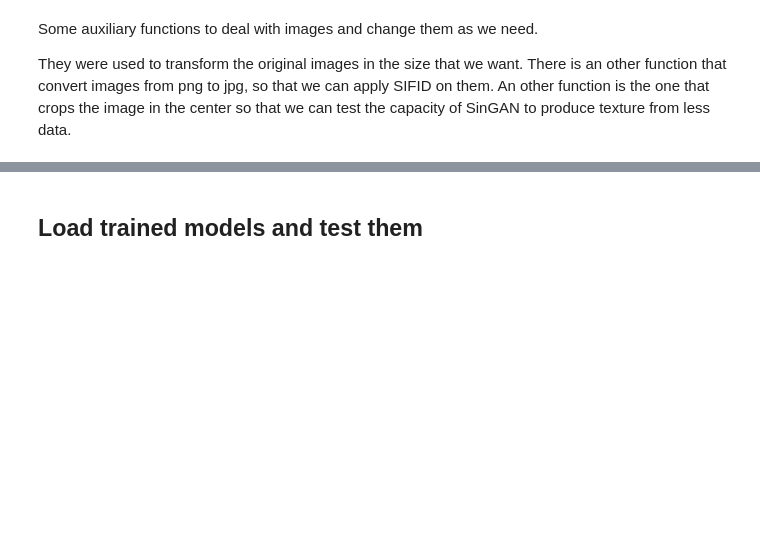
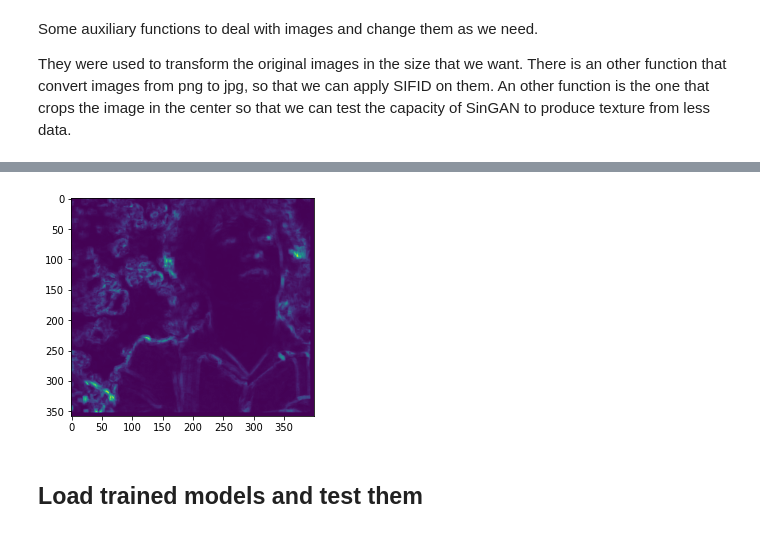
Before and after one commit to aliciafmachado/texture_singan, a Jupyter notebook: SinGAN_Alicia.ipynb, the cells around one changed output, grey strips where cells are left out. Drawn from its saved outputs; the diff is of its cells as text; code cells hidden in the pictures; blank space fills up the shorter version.

```diff
--- a/SinGAN_Alicia.ipynb
+++ b/SinGAN_Alicia.ipynb
@@ -119,0 +123,25 @@ Cropped image!
+# %%
+def read_patchmatch_out(path, file):
+  """
+  Read patchmatch output file.
+  """
+  with open(path, 'r') as f:
+    lines = f.read().splitlines()
+  l = [[int(num) for num in line.split(" ") if num] for line in lines]
+  matrix = np.array(l)
+
+  if file == 'ann':
+    shp = matrix.shape
+    matrix = matrix.reshape(shp[0], shp[1] // 2, 2)
+
+  return matrix
+
+def get_patchmatch_info(ann_pth, annd_pth):
+  """
+  We read the pacthmatch and returns a matrix with the mapping to
+  the original image patches, and the distances matrix.
+  """
+  ann = read_patchmatch_out(ann_pth, file='ann')
+  annd = read_patchmatch_out(annd_pth, file='annd')
+
+  return ann, annd
@@ -120,3 +183,8 @@ Cropped image!
+# %%
+plt.imshow(annd)
+plt.show()
+# %% [output]
+[figure, added]
 # %% [markdown]
 ## Load trained models and test them
 # %%
```
Also changed, not shown: parts of 11 cells of this notebook.
